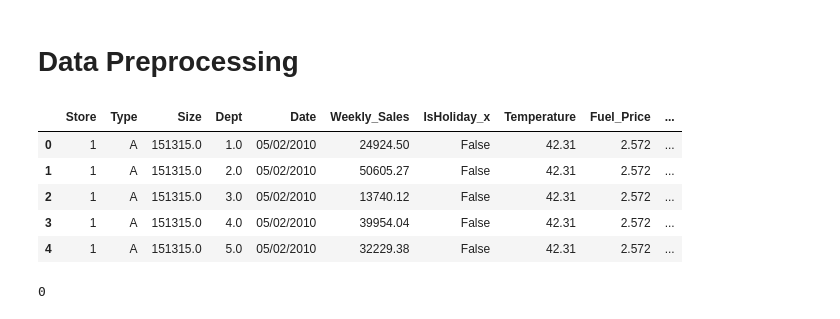
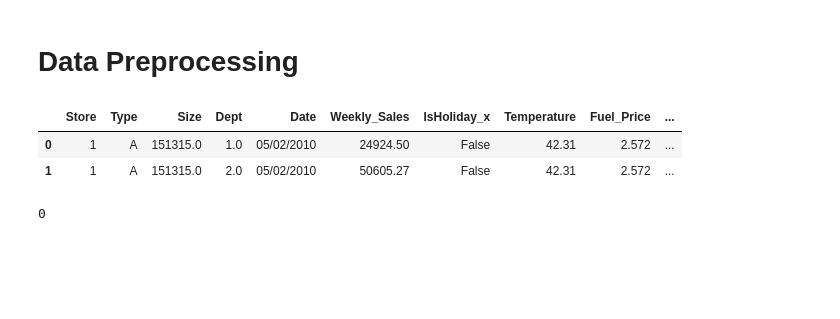
Before and after one commit to GDharan10/Analysis1_RetailSalsesForecast, a Jupyter notebook: RetailSalsesForecast.ipynb, the cells around one changed output. Cells and saved outputs as stored; diff of their text form; code cells hidden in the pictures; blank space fills up the shorter version.

```diff
--- a/RetailSalsesForecast.ipynb
+++ b/RetailSalsesForecast.ipynb
@@ -222,14 +222,11 @@ for i in numeric_columns:
 # %% [markdown]
 # **Data Preprocessing**
 # %%
-df.head()
+df.head(2)
 # %% [output]
 |  | Store | Type | Size | Dept | Date | Weekly_Sales | IsHoliday_x | Temperature | Fuel_Price | ... |
 | 0 | 1 | A | 151315.0 | 1.0 | 05/02/2010 | 24924.50 | False | 42.31 | 2.572 | ... |
 | 1 | 1 | A | 151315.0 | 2.0 | 05/02/2010 | 50605.27 | False | 42.31 | 2.572 | ... |
-| 2 | 1 | A | 151315.0 | 3.0 | 05/02/2010 | 13740.12 | False | 42.31 | 2.572 | ... |
-| 3 | 1 | A | 151315.0 | 4.0 | 05/02/2010 | 39954.04 | False | 42.31 | 2.572 | ... |
-| 4 | 1 | A | 151315.0 | 5.0 | 05/02/2010 | 32229.38 | False | 42.31 | 2.572 | ... |
 # %%
 #Cleaning
 df.duplicated().sum()
```
Also changed, not shown: parts of 1 cell of this notebook.
